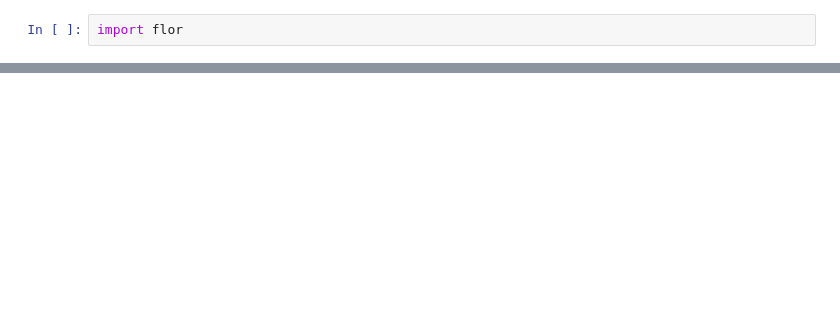
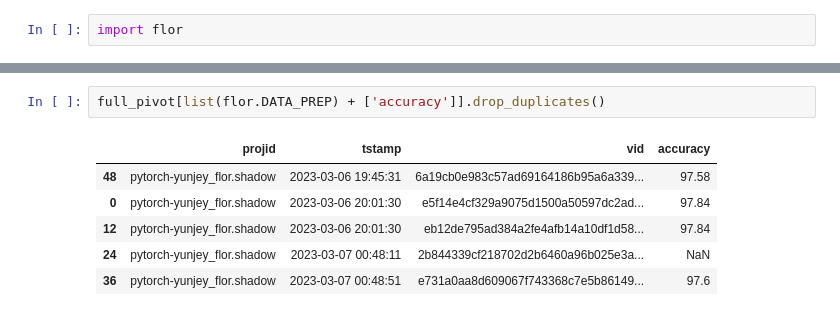
Before and after one commit to rlnsanz/pytorch-yunjey, a Jupyter notebook: labnb.ipynb, the cells around one changed output, grey strips where cells are left out. Saved outputs shown, nothing was run; the diff lists cells and outputs as text; blank space fills up the shorter version.

```diff
--- a/labnb.ipynb
+++ b/labnb.ipynb
@@ -24,0 +30,9 @@ full_pivot
+# %%
+full_pivot[list(flor.DATA_PREP) + ['accuracy']].drop_duplicates()
+# %% [output]
+|  | projid | tstamp | vid | accuracy |
+| 48 | pytorch-yunjey_flor.shadow | 2023-03-06 19:45:31 | 6a19cb0e983c57ad69164186b95a6a339... | 97.58 |
+| 0 | pytorch-yunjey_flor.shadow | 2023-03-06 20:01:30 | e5f14e4cf329a9075d1500a50597dc2ad... | 97.84 |
+| 12 | pytorch-yunjey_flor.shadow | 2023-03-06 20:01:30 | eb12de795ad384a2fe4afb14a10df1d58... | 97.84 |
+| 24 | pytorch-yunjey_flor.shadow | 2023-03-07 00:48:11 | 2b844339cf218702d2b6460a96b025e3a... | NaN |
+| 36 | pytorch-yunjey_flor.shadow | 2023-03-07 00:48:51 | e731a0aa8d609067f743368c7e5b86149... | 97.6 |
```
Also changed, not shown: parts of 2 cells of this notebook.
